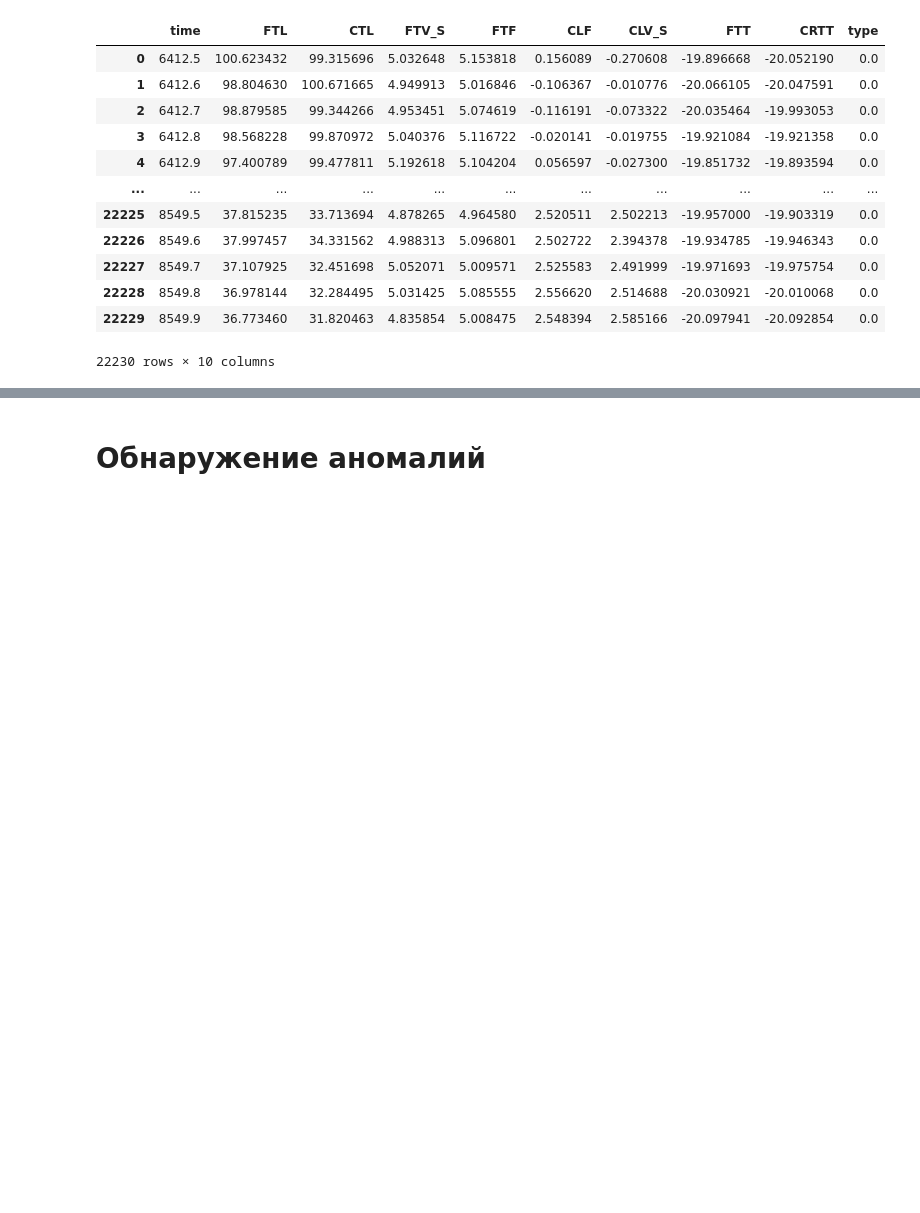
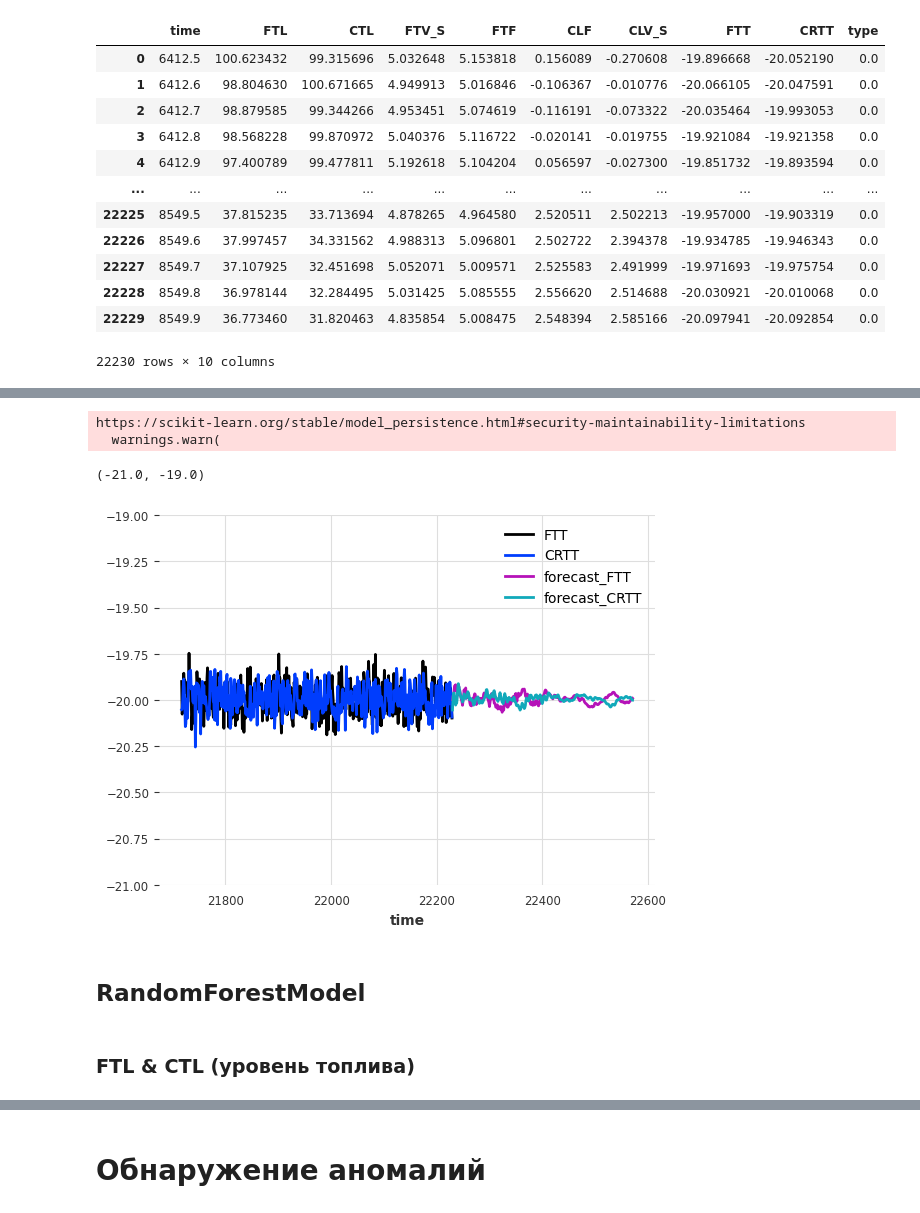
Before and after one commit to krzhld/detection_with_forecasting_anomaly_model, a Jupyter notebook: solution.ipynb, the cells around one changed output, grey strips where cells are left out. Saved outputs shown, nothing was run; the diff lists cells and outputs as text; code cells hidden in the pictures; blank space fills up the shorter version.

```diff
--- a/solution.ipynb
+++ b/solution.ipynb
@@ -400,0 +450,20 @@ df_test
+# %%
+ts_train = time_series_train[['FTT', 'CRTT']]
+ts_test = time_series_test[['FTT', 'CRTT']]
+# %%
+from darts.models import LinearRegressionModel
+
+forecasting_model = LinearRegressionModel.load('FTT_CRTT_LINEAR.pkl')
+predicted = forecasting_model.predict(2 * period, ts_test)
+ts_test[127*period:].plot()
+ax = predicted.plot(label='forecast')
+ax.set_ylim([-21, -19])
+# %% [output]
+https://scikit-learn.org/stable/model_persistence.html#security-maintainability-limitations
+  warnings.warn(
+(-21.0, -19.0)
+[figure, added]
+# %% [markdown]
+## RandomForestModel
+# %% [markdown]
+### FTL & CTL (уровень топлива)
```
Also changed, not shown: parts of 21 cells of this notebook, 7 other files.
